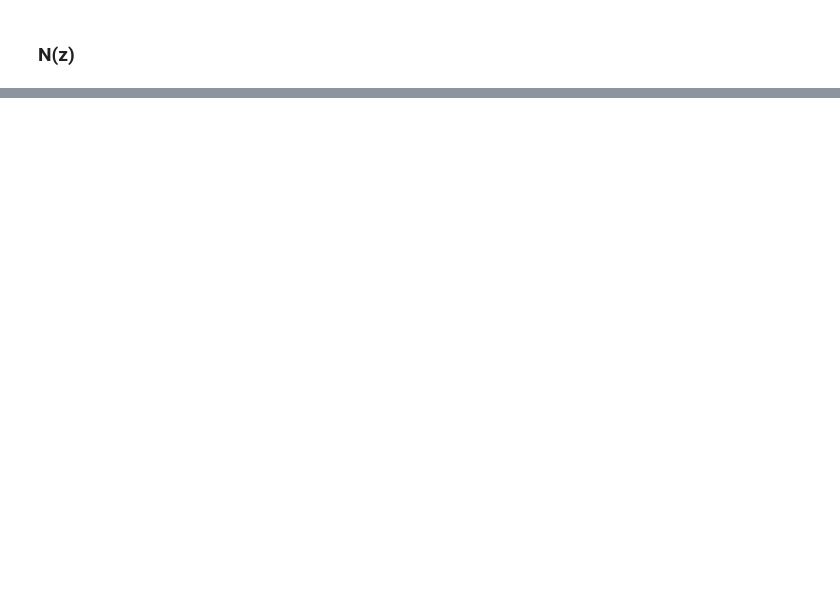
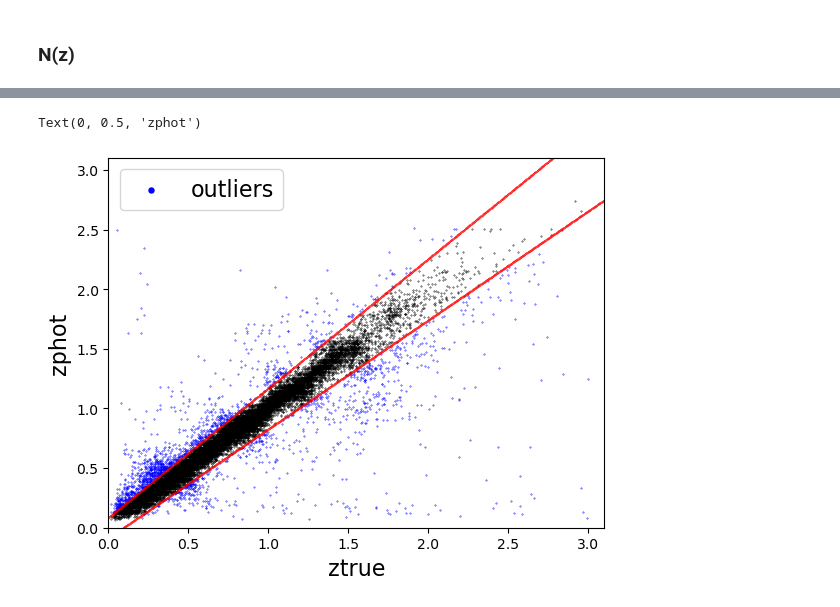
Before and after one commit to linea-it/ic-photoz, a Jupyter notebook: andreia_dourado/04_metrics.ipynb, the cells around one changed output, grey strips where cells are left out. Saved outputs shown, nothing was run; the diff lists cells and outputs as text; code cells hidden in the pictures; blank space fills up the shorter version.

```diff
--- a/andreia_dourado/04_metrics.ipynb
+++ b/andreia_dourado/04_metrics.ipynb
@@ -279,0 +313,13 @@ plt.savefig('n(z)_FZB.png')
+# %%
+stage_dict = dict(
+    metrics=['point_stats_ez', 'point_stats_iqr', 'point_bias', 'point_outlier_rate', 'point_stats_sigma_mad'],
+    _random_state=None,
+    hdf5_groupname= 'photometry',
+    point_estimate_key='zmode',
+    chunk_size=10000,
+    metric_config={
+        'point_stats_iqr':{'tdigest_compression': 100},
+    }
+)
+ptp_stage = PointToPointEvaluator.make_stage(name='point_to_point', **stage_dict)
+ptp_stage_single = PointToPointEvaluator.make_stage(name='point_to_point', force_exact=True, **stage_dict)
@@ -279,0 +388,20 @@ plt.savefig('n(z)_FZB.png')
+# %%
+cutcriterion_all = np.maximum(0.06, 3*ptp_stage_single.get_handle('summary')()['point_stats_iqr'][0])
+mask = (np.fabs(ez) > np.fabs(cutcriterion_all))
+points=np.linspace(0,3.3,1000)
+
+plt.scatter(ztrue[mask],zmode[mask],s=0.1,color='blue')
+plt.scatter([],[],color='blue',s=13,label='outliers')
+plt.scatter(ztrue[~mask],zmode[~mask],s=0.1,color='black')
+plt.scatter(points,points+3*ptp_stage_single.get_handle('summary')()['point_stats_iqr'][0]*(1+points),color='red',s=0.1)
+plt.scatter(points,points-3*ptp_stage_single.get_handle('summary')()['point_stats_iqr'][0]*(1+points),color='red',s=0.1)
+plt.xlim(0,3.1)
+plt.ylim(0,3.1)
+plt.legend(fontsize=16,loc=2)
+plt.xlabel('ztrue',fontsize=16)
+plt.ylabel('zphot',fontsize=16)
+#plt.title(f'Train {name_train}_i{mag_train} | Test {name_test}_i{mag_test}')
+#plt.savefig(f'/home/iago/ic_cosmo/plots/new_scatter_Fzb_Train{train}_i{mag_t
+# %% [output]
+Text(0, 0.5, 'zphot')
+[figure, added]
```
Also changed, not shown: parts of 36 cells of this notebook.
